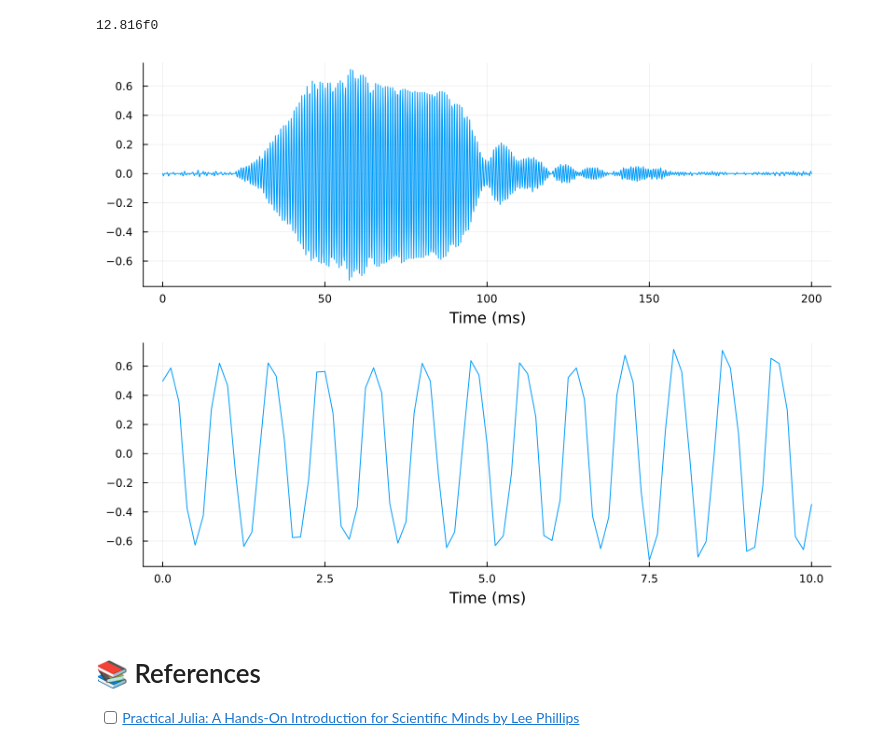
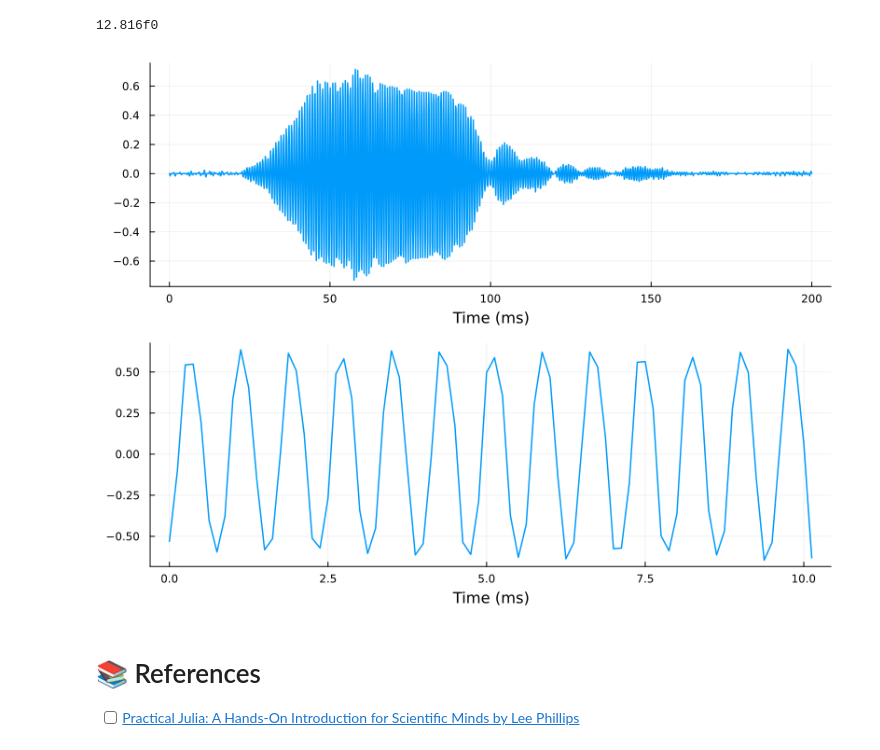
Before and after one commit to setrar/SSP, a Jupyter notebook: Homeworks/tp1/signal.ipynb, the cells around one changed output. Cells and saved outputs as stored; diff of their text form; code cells hidden in the pictures.

```diff
--- a/Homeworks/tp1/signal.ipynb
+++ b/Homeworks/tp1/signal.ipynb
@@ -19,13 +21,17 @@ duration(cfpo)
 # %% [output]
 12.816f0
 # %%
-one_chirp = plot(cfpo[2.18:2.38s]);
+t₀ = 2.18s
+one_chirp = plot(cfpo[t₀:t₀ + 0.2s]);
 # %%
-chirp_zoomed = plot(cfpo[2.23:2.24s]);
+t₁ = 2.225s
+chirp_zoomed = plot(cfpo[t₁:t₁+0.0101s]);
 # %%
-plot(one_chirp, chirp_zoomed; layout=(2,1), size = ( 800, 600))
+plot(one_chirp, chirp_zoomed
+    ; layout=(2,1), size = ( 800, 600), linewidth = 1.5
+)
 # %% [output]
-[figure, old version]
+[figure, new version]
 # %% [markdown]
 # &#x1F4DA; References
 - [ ] [Practical Julia: A Hands-On Introduction for Scientific Minds by Lee Phillips](https://nostarch.com/practical-julia)
```
Also changed, not shown: parts of 1 cell of this notebook.
